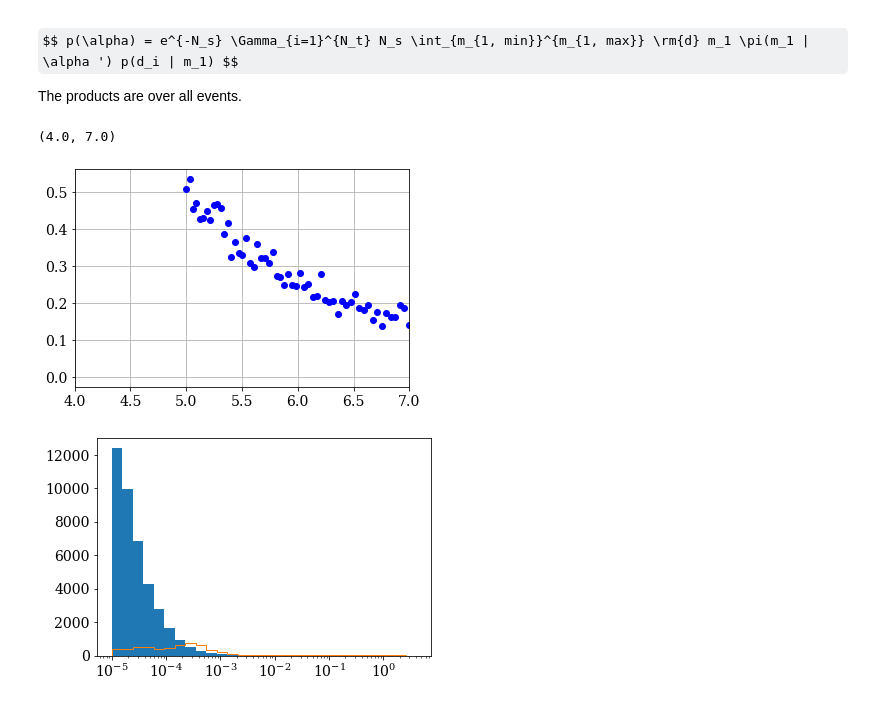
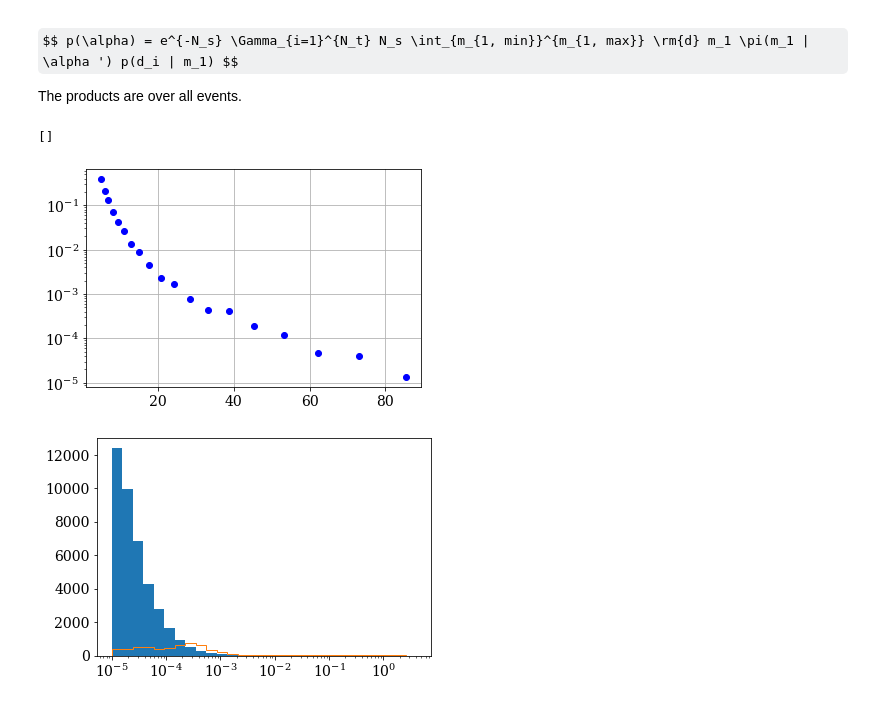
Before and after one commit to veome22/hybrid_waveforms, a Jupyter notebook: powerlaw_population_inference.ipynb, the cells around one changed output. Cells and saved outputs as stored; diff of their text form; code cells hidden in the pictures; some formulas as TeX source.

Commit message:
Updated mmin, mmax biased 1d likelihood plots for Overleaf

```diff
--- a/powerlaw_population_inference.ipynb
+++ b/powerlaw_population_inference.ipynb
@@ -95,17 +95,18 @@ $$ p(\alpha) = e^{-N_s} \Gamma_{i=1}^{N_t} N_s \int_{m_{1, min}}^{m_{1, max}} \r
 
 The products are over all events.
 # %%
-bins = np.geomspace(5, 100, 500)
+bins = np.geomspace(5, 100, 20)
 
 m1_inj = df_mc["m1"]/(1+df_mc["z"])
 y, X = np.histogram(m1_inj, bins=bins, density=True)
 X = X[:-1]
 plt.plot(X, y, 'bo', label='Injected')
 plt.grid()
-plt.xlim(4, 7)
+plt.semilogy()
+# plt.xlim(4, 7)
 # %% [output]
-(4.0, 7.0)
+[]
-[figure, old version]
+[figure, new version]
 # %%
 bins=np.geomspace(0.00001,4.0, 30)
 
```
Also changed, not shown: parts of 11 cells of this notebook, 3 other files.
